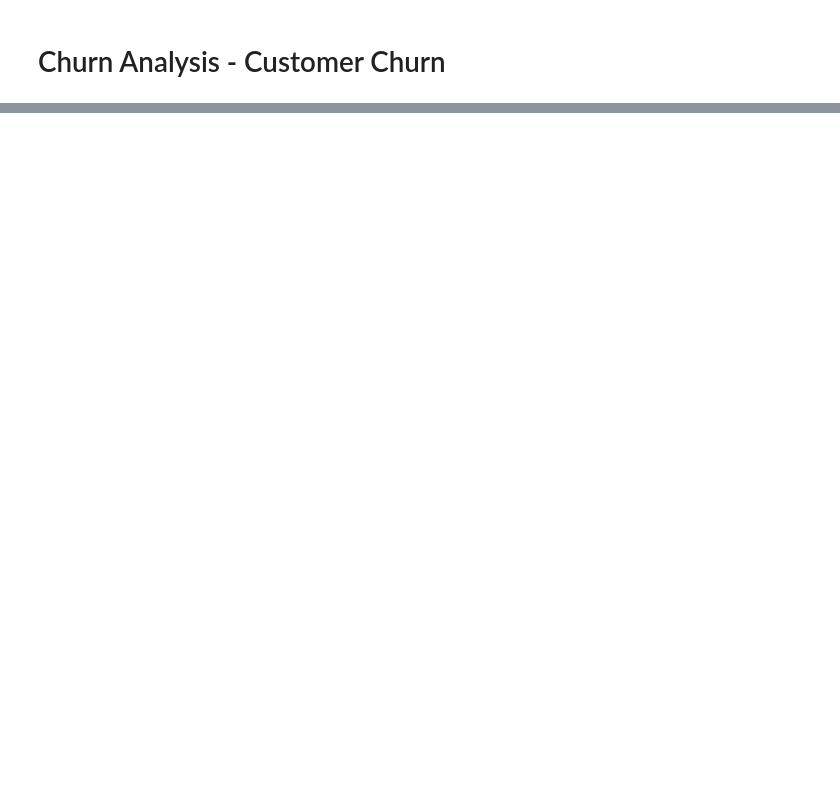
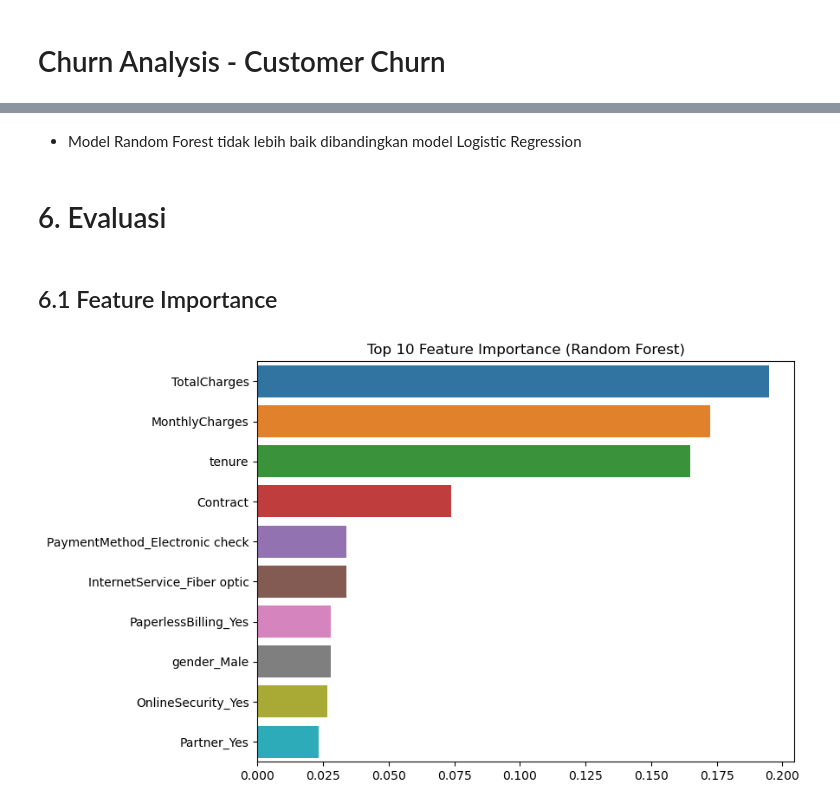
Before and after one commit to naufaldahafizh/churn-analysis, a Jupyter notebook: notebooks/01_eda_modeling.ipynb, the cells around one changed output, grey strips where cells are left out. Cells and saved outputs as stored; diff of their text form; code cells hidden in the pictures; blank space fills up the shorter version.

```diff
--- a/notebooks/churn_analysis.ipynb
+++ b/notebooks/01_eda_modeling.ipynb
@@ -113,0 +150,10 @@ sns.barplot(x='Contract', y='Churn', data=df.replace({'Churn': {'Yes': 1, 'No':
+# %%
+# Menentukan Fitur & Target
+X = df_final.drop(columns=['ChurnFlag'])
+y = df_final['ChurnFlag']
+
+# Split data train dan test
+X_train, X_test, y_train, y_test = train_test_split(
+    X, y, test_size=0.2, random_state=42, stratify=y
+)
+print("Jumlah train:", X_train.shape[0], "Jumlah test:", X_test.shape[0])
@@ -113,0 +168,13 @@ sns.barplot(x='Contract', y='Churn', data=df.replace({'Churn': {'Yes': 1, 'No':
+# %%
+# Inisialisasi dan pelatihan
+lr = LogisticRegression(max_iter=1000, random_state=42)
+lr.fit(X_train, y_train)
+
+# Prediksi
+y_pred_lr = lr.predict(X_test)
+y_proba_lr = lr.predict_proba(X_test)[:, 1]
+
+# Evaluasi
+print("=== Logistic Regression ===")
+print(classification_report(y_test, y_pred_lr))
+print("ROC AUC:", roc_auc_score(y_test, y_proba_lr))
@@ -113,0 +197,13 @@ sns.barplot(x='Contract', y='Churn', data=df.replace({'Churn': {'Yes': 1, 'No':
+# %%
+# Inisialisasi dan pelatihan
+rf = RandomForestClassifier(n_estimators=100, random_state=42)
+rf.fit(X_train, y_train)
+
+# Prediksi
+y_pred_rf = rf.predict(X_test)
+y_proba_rf = rf.predict_proba(X_test)[:, 1]
+
+# Evaluasi
+print("=== Random Forest ===")
+print(classification_report(y_test, y_pred_rf))
+print("ROC AUC:", roc_auc_score(y_test, y_proba_rf))
@@ -113,0 +222,17 @@ sns.barplot(x='Contract', y='Churn', data=df.replace({'Churn': {'Yes': 1, 'No':
+# %% [markdown]
+- Model Random Forest tidak lebih baik dibandingkan model Logistic Regression
+# %% [markdown]
+# 6. Evaluasi
+# %% [markdown]
+## 6.1 Feature Importance
+# %%
+# Feature Importance berdasarkan hasil Random Forest
+feat_importances = pd.Series(rf.feature_importances_, index=X_train.columns)
+feat_importances = feat_importances.sort_values(ascending=False).head(10)
+
+plt.figure(figsize=(8,6))
+sns.barplot(x=feat_importances.values, y=feat_importances.index)
+plt.title('Top 10 Feature Importance (Random Forest)')
+plt.show()
+# %% [output]
+[figure, added]
```
Also changed, not shown: parts of 45 cells of this notebook, 9 other files.
